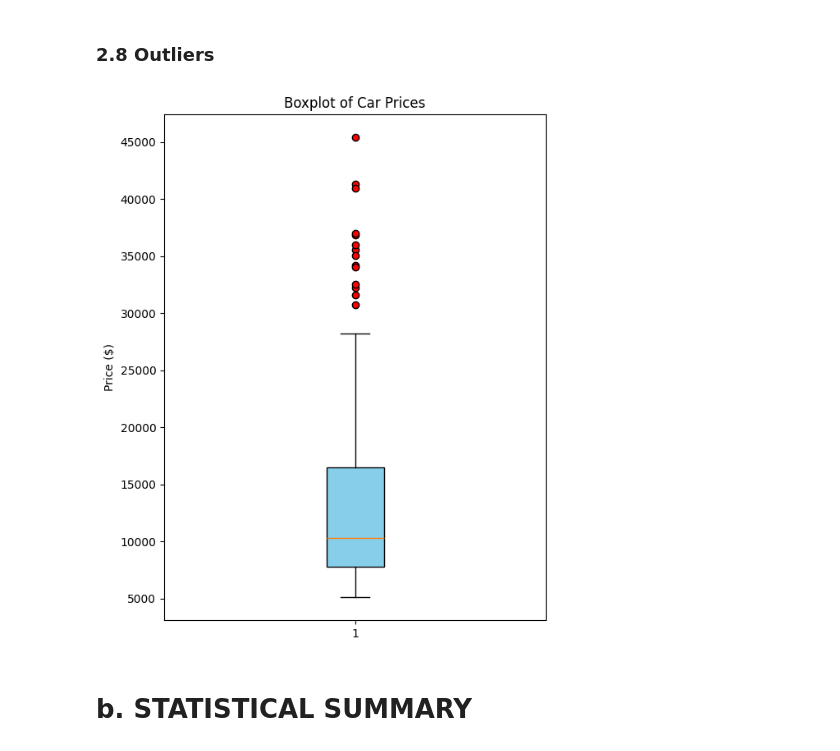
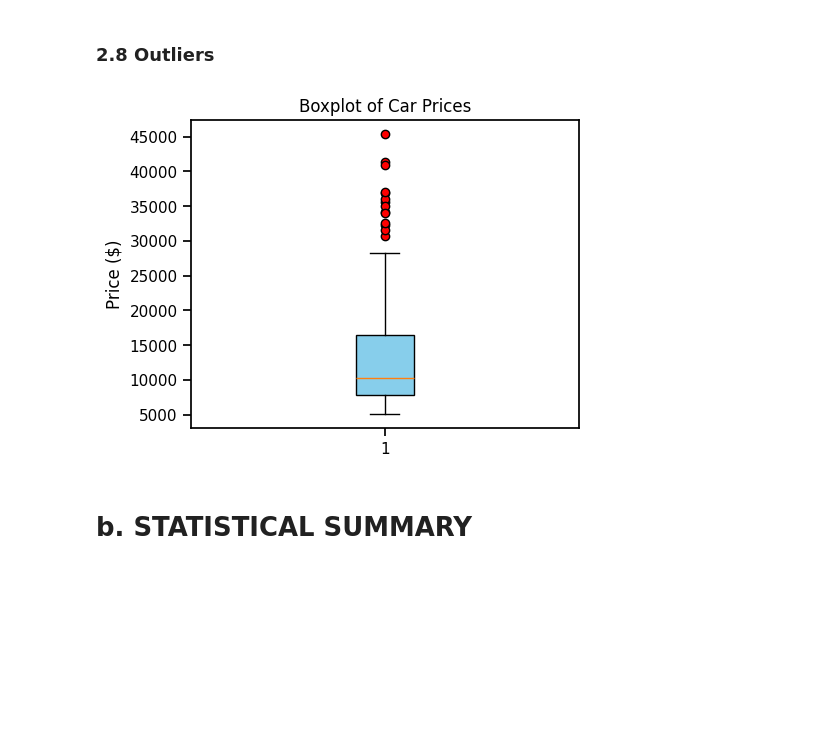
Before and after one commit to stacykeago/analytics-now, a Jupyter notebook: FDA_assignment.ipynb, the cells around one changed output. Cells and saved outputs as stored; diff of their text form; code cells hidden in the pictures; blank space fills up the shorter version.

```diff
--- a/FDA_assignment.ipynb
+++ b/FDA_assignment.ipynb
@@ -209,16 +209,16 @@ dtype: int64
 # %%
 # Force numeric extraction and drop missing values to prevent execution crashes
 clean_prices = pd.to_numeric(auto["price"], errors="coerce").dropna()
 
-plt.figure(figsize=(6, 8))
+plt.figure(figsize=(5, 4))
 plt.boxplot(clean_prices, patch_artist=True,
             boxprops=dict(facecolor="skyblue", color="black"),
             flierprops=dict(markerfacecolor="red", marker="o"))
 plt.title("Boxplot of Car Prices")
 plt.ylabel("Price ($)")
 plt.show()
 # %% [output]
-[figure, old version]
+[figure, new version]
 # %% [markdown]
 # b. STATISTICAL SUMMARY
 # %% [markdown]
```
